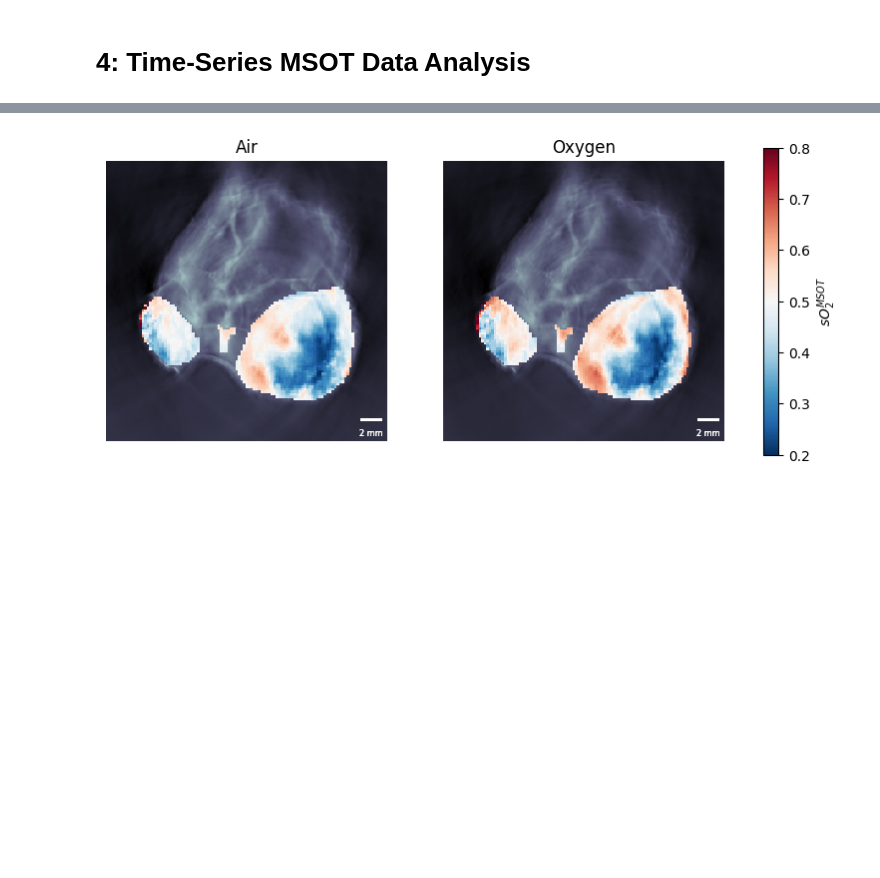
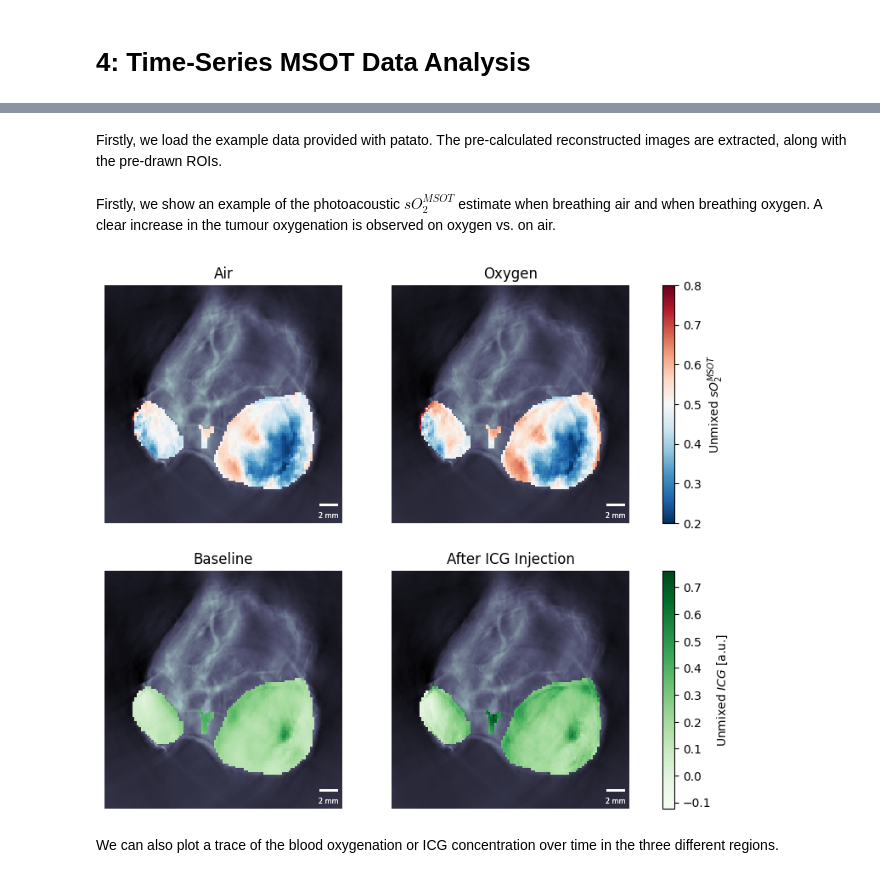
Before and after one commit to tomelse/patato, a Jupyter notebook: docs/examples/04_timeseriesanalysis.ipynb, the cells around one changed output, grey strips where cells are left out. Saved outputs shown, nothing was run; the diff lists cells and outputs as text; code cells hidden in the pictures; blank space fills up the shorter version.

Commit message:
Add time series example

```diff
--- a/docs/examples/04_timeseriesanalysis.ipynb
+++ b/docs/examples/04_timeseriesanalysis.ipynb
@@ -5,5 +12,7 @@ import patato as pat
 from patato.data import get_msot_time_series_example
 import matplotlib.pyplot as plt
 import numpy as np
+# %% [markdown]
+Firstly, we load the example data provided with patato. The pre-calculated reconstructed images are extracted, along with the pre-drawn ROIs.
 # %%
 # Change this to be a OE dataset instead of a DCE dataset.
@@ -24,22 +42,35 @@ roi_reference = pa.get_rois()["reference_", "0"]
+# %% [markdown]
+Firstly, we show an example of the photoacoustic $sO_2^{MSOT}$ estimate when breathing air and when breathing oxygen. A clear increase in the tumour oxygenation is observed on oxygen vs. on air.
 # %%
-fig, (ax1, ax2) = plt.subplots(1, 2, figsize=(10, 4))
+fig, ((ax1, ax2), (ax3, ax4)) = plt.subplots(2, 2, figsize=(10, 8))
 
 # Show initial slice
 rec[0].imshow(ax=ax1)
-so2[0].imshow(roi_mask=roi_tumour_right, clim=(0.2,0.8), ax=ax1)
-so2[0].imshow(roi_mask=roi_tumour_left, clim=(0.2,0.8), ax=ax1)
-im = so2[0].imshow(roi_mask=roi_reference, clim=(0.2,0.8), ax=ax1)
+im = so2[0].imshow(roi_mask=[roi_tumour_right, roi_tumour_left, roi_reference], clim=(0.2,0.8), ax=ax1)
 ax1.set_title("Air")
 
 # Show final slice
 rec[90].imshow(ax=ax2)
-so2[90].imshow(roi_mask=roi_tumour_right, clim=(0.2,0.8), ax=ax2)
-so2[90].imshow(roi_mask=roi_tumour_left, clim=(0.2,0.8), ax=ax2)
-im = so2[90].imshow(roi_mask=roi_reference, clim=(0.2,0.8), ax=ax2)
+im = so2[90].imshow(roi_mask=[roi_tumour_right, roi_tumour_left, roi_reference], clim=(0.2,0.8), ax=ax2)
 ax2.set_title("Oxygen")
 
-plt.colorbar(im, ax=[ax1, ax2], label="$sO_2^{MSOT}$")
+plt.colorbar(im, ax=[ax1, ax2], label="Unmixed $sO_2^{MSOT}$")
+
+# Show initial slice
+rec[0].imshow(ax=ax3)
+im1 = icg[0].imshow(roi_mask=[roi_tumour_right, roi_tumour_left, roi_reference], ax=ax3, cmap="Greens")
+ax3.set_title("Baseline")
+
+# Show final slice
+rec[85].imshow(ax=ax4)
+im2 = icg[85].imshow(roi_mask=[roi_tumour_right, roi_tumour_left, roi_reference], ax=ax4, cmap="Greens")
+im1.set_clim(im2.get_clim())
+ax4.set_title("After ICG Injection")
+plt.colorbar(im2, ax=[ax3, ax4], label="Unmixed $ICG$ [a.u.]")
+
 plt.show()
 # %% [output]
-[figure, old version]
+[figure, new version]
+# %% [markdown]
+We can also plot a trace of the blood oxygenation or ICG concentration over time in the three different regions.
 # %%
```
Also changed, not shown: parts of 11 cells of this notebook, 4 other files.
